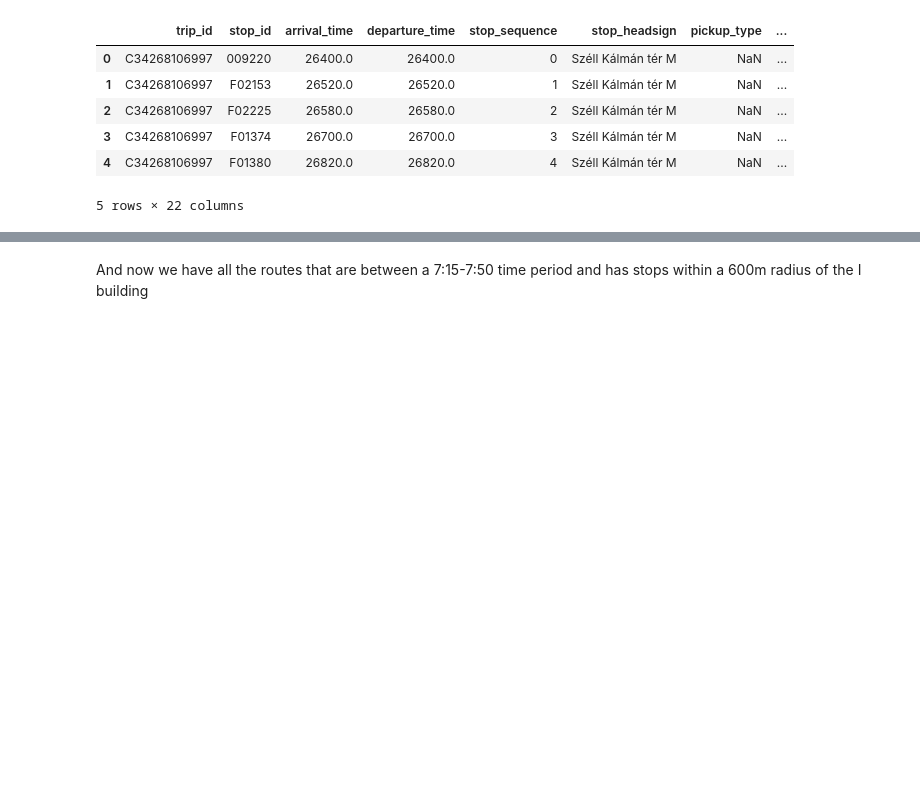
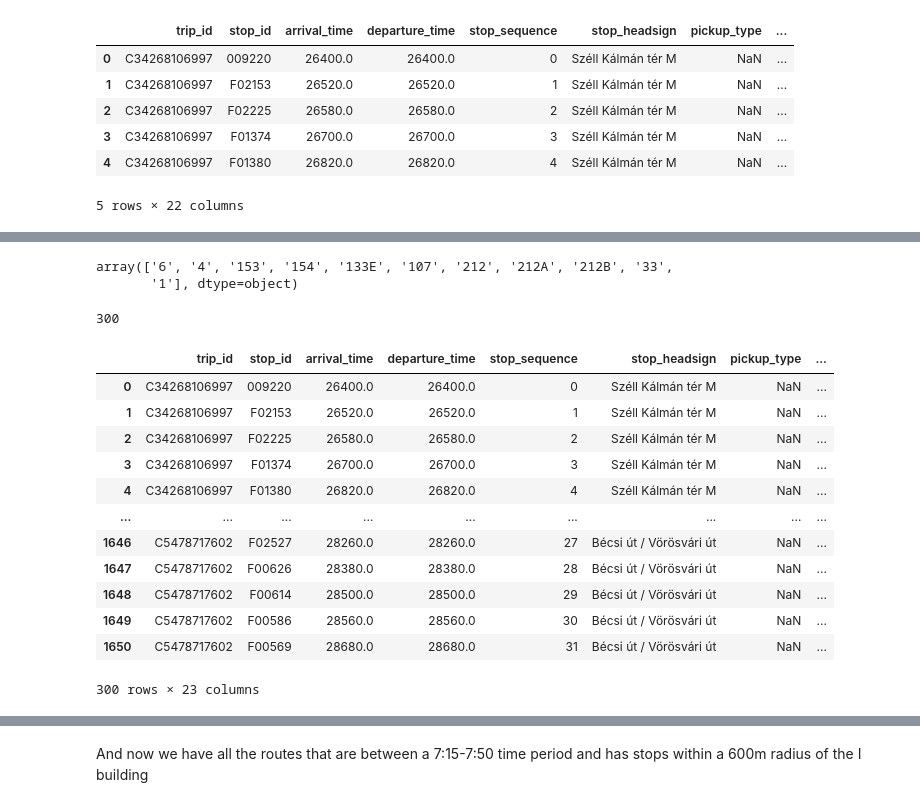
Before and after one commit to BGera89/Big_Data_Homework, a Jupyter notebook: playground_notebook.ipynb, the cells around one changed output, grey strips where cells are left out. Cells and saved outputs as stored; diff of their text form; code cells hidden in the pictures; blank space fills up the shorter version.

```diff
--- a/playground_notebook.ipynb
+++ b/playground_notebook.ipynb
@@ -323,0 +467,6 @@ pathways_7_8.head()
+# %%
+for_loop=pathways_7_8["short_names"].unique()
+for_loop
+# %% [output]
+array(['6', '4', '153', '154', '133E', '107', '212', '212A', '212B', '33',
+       '1'], dtype=object)
@@ -323,0 +480,4 @@ pathways_7_8.head()
+# %%
+len(pathways_one)
+# %% [output]
+300
@@ -323,0 +494,16 @@ pathways_7_8.head()
+# %%
+pathways_one
+# %% [output]
+|  | trip_id | stop_id | arrival_time | departure_time | stop_sequence | stop_headsign | pickup_type | ... |
+| 0 | C34268106997 | 009220 | 26400.0 | 26400.0 | 0 | Széll Kálmán tér M | NaN | ... |
+| 1 | C34268106997 | F02153 | 26520.0 | 26520.0 | 1 | Széll Kálmán tér M | NaN | ... |
+| 2 | C34268106997 | F02225 | 26580.0 | 26580.0 | 2 | Széll Kálmán tér M | NaN | ... |
+| 3 | C34268106997 | F01374 | 26700.0 | 26700.0 | 3 | Széll Kálmán tér M | NaN | ... |
+| 4 | C34268106997 | F01380 | 26820.0 | 26820.0 | 4 | Széll Kálmán tér M | NaN | ... |
+| ... | ... | ... | ... | ... | ... | ... | ... | ... |
+| 1646 | C5478717602 | F02527 | 28260.0 | 28260.0 | 27 | Bécsi út / Vörösvári út | NaN | ... |
+| 1647 | C5478717602 | F00626 | 28380.0 | 28380.0 | 28 | Bécsi út / Vörösvári út | NaN | ... |
+| 1648 | C5478717602 | F00614 | 28500.0 | 28500.0 | 29 | Bécsi út / Vörösvári út | NaN | ... |
+| 1649 | C5478717602 | F00586 | 28560.0 | 28560.0 | 30 | Bécsi út / Vörösvári út | NaN | ... |
+| 1650 | C5478717602 | F00569 | 28680.0 | 28680.0 | 31 | Bécsi út / Vörösvári út | NaN | ... |
+300 rows × 23 columns
```
Also changed, not shown: parts of 28 cells of this notebook.
